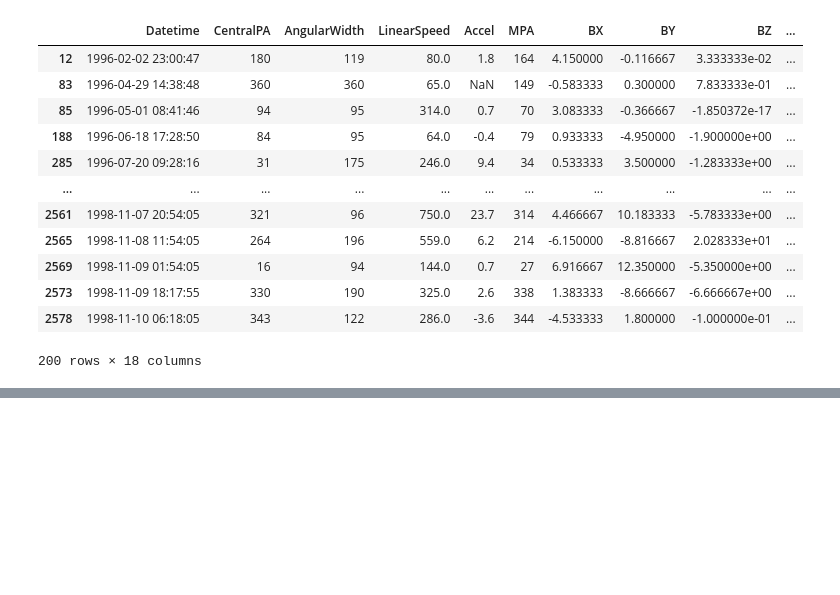
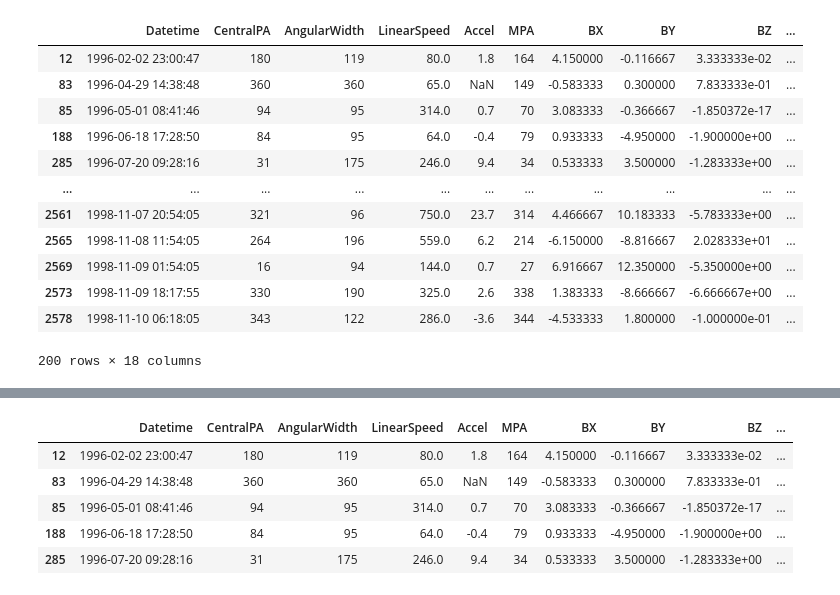
Before and after one commit to yusufmspahi/IBM-Z-Datathon-2024, a Jupyter notebook: data_preprocessing.ipynb, the cells around one changed output, grey strips where cells are left out. Cells and saved outputs as stored; diff of their text form; code cells hidden in the pictures; blank space fills up the shorter version.

```diff
--- a/data_preprocessing.ipynb
+++ b/data_preprocessing.ipynb
@@ -278,0 +377,7 @@ memory usage: 871.8 KB
+# %%
+cane_df = cane_df[cane_df['TransitTime'].dt.total_seconds() > 0]
+cane_df['TransitTime'] = cane_df['TransitTime'].dt.total_seconds() / 3600
+# %%
+cane_df['Geoeffective'] = 1
+cane_df = cane_df.drop(cane_df.columns[[1, 2]], axis=1)
+cane_df.head()
@@ -278,0 +404,2 @@ memory usage: 871.8 KB
+# %%
+gmu_df = pd.read_csv(gmu_file_path)
@@ -278,0 +428,4 @@ memory usage: 871.8 KB
+# %%
+
+gmu_df['Transit time'] = pd.to_timedelta(gmu_df['Transit time'])
+gmu_df['Transit time'] = gmu_df['Transit time'].dt.total_seconds() / 3600
@@ -278,0 +466,45 @@ memory usage: 871.8 KB
+# %%
+from datetime import timedelta
+
+
+# Convert the datetime columns to a consistent format for merging
+features_df['Datetime'] = pd.to_datetime(features_df['Datetime'])
+cane_df['LASCO CME Y/M/D (UT)'] = pd.to_datetime(cane_df['LASCO CME Y/M/D (UT)'])
+gmu_df['CME in LASCO'] = pd.to_datetime(gmu_df['CME in LASCO'])
+
+# Rename columns for consistency
+cane_df.rename(columns={'LASCO CME Y/M/D (UT)': 'Datetime'}, inplace=True)
+gmu_df.rename(columns={'CME in LASCO': 'Datetime'}, inplace=True)
+
+# Merge the cleaned_cane and cleaned_gmu datasets together
+geoeffective_df = pd.concat([cane_df, gmu_df])
+
+# Remove duplicate CMEs from the combined geoeffective dataframe based on the datetime
+geoeffective_df = geoeffective_df.drop_duplicates(subset='Datetime')
+
+# Set an epsilon time window (e.g., +/- 6 hours)
+epsilon = timedelta(hours=0.5)
+
+# Create new columns for Geoeffective and TransitTime with default values
+merged_df = features_df.copy()
+merged_df['Geoeffective'] = 0
+merged_df['TransitTime'] = None
+
+# Iterate over each geoeffective event and match with the features within the epsilon window
+for _, row in geoeffective_df.iterrows():
+    cme_datetime = row['Datetime']
+
+    # Find matches within the epsilon window
+    mask = (merged_df['Datetime'] >= cme_datetime - epsilon) & (merged_df['Datetime'] <= cme_datetime + epsilon)
+    merged_df.loc[mask, 'Geoeffective'] = 1
+    merged_df.loc[mask, 'TransitTime'] = row['TransitTime']
+
+# Optionally, display the first few rows of the updated merged dataframe
+merged_df.head()
+# %% [output]
+|  | Datetime | CentralPA | AngularWidth | LinearSpeed | Accel | MPA | BX | BY | BZ | ... |
+| 12 | 1996-02-02 23:00:47 | 180 | 119 | 80.0 | 1.8 | 164 | 4.150000 | -0.116667 | 3.333333e-02 | ... |
+| 83 | 1996-04-29 14:38:48 | 360 | 360 | 65.0 | NaN | 149 | -0.583333 | 0.300000 | 7.833333e-01 | ... |
+| 85 | 1996-05-01 08:41:46 | 94 | 95 | 314.0 | 0.7 | 70 | 3.083333 | -0.366667 | -1.850372e-17 | ... |
+| 188 | 1996-06-18 17:28:50 | 84 | 95 | 64.0 | -0.4 | 79 | 0.933333 | -4.950000 | -1.900000e+00 | ... |
+| 285 | 1996-07-20 09:28:16 | 31 | 175 | 246.0 | 9.4 | 34 | 0.533333 | 3.500000 | -1.283333e+00 | ... |
```
Also changed, not shown: parts of 26 cells of this notebook, 8 other files.
